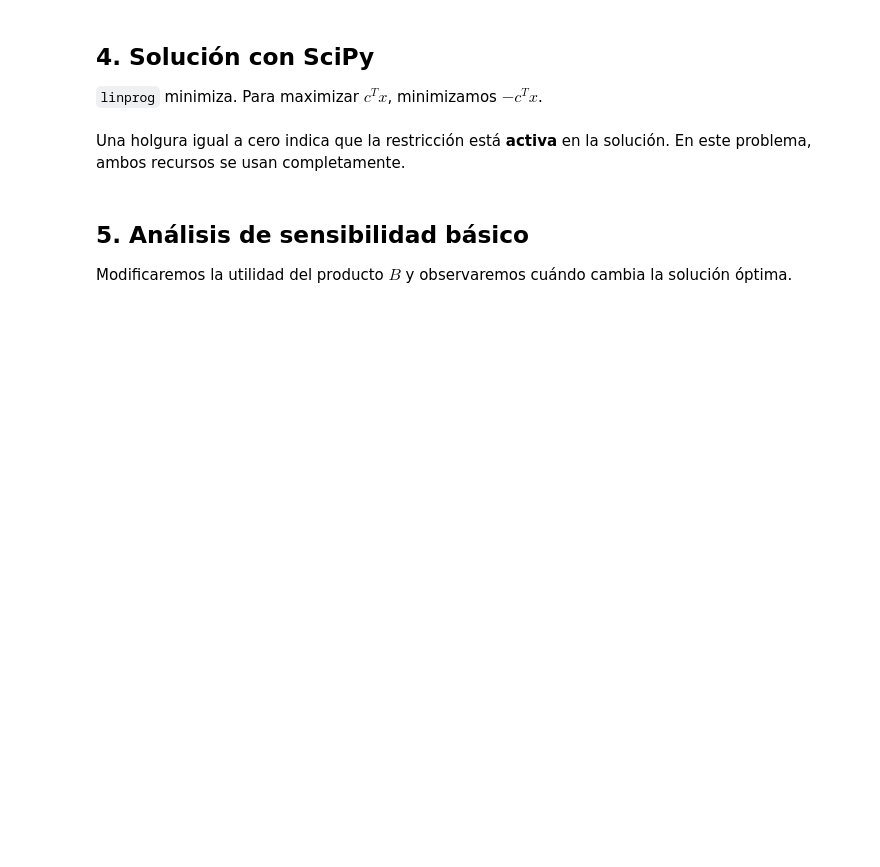
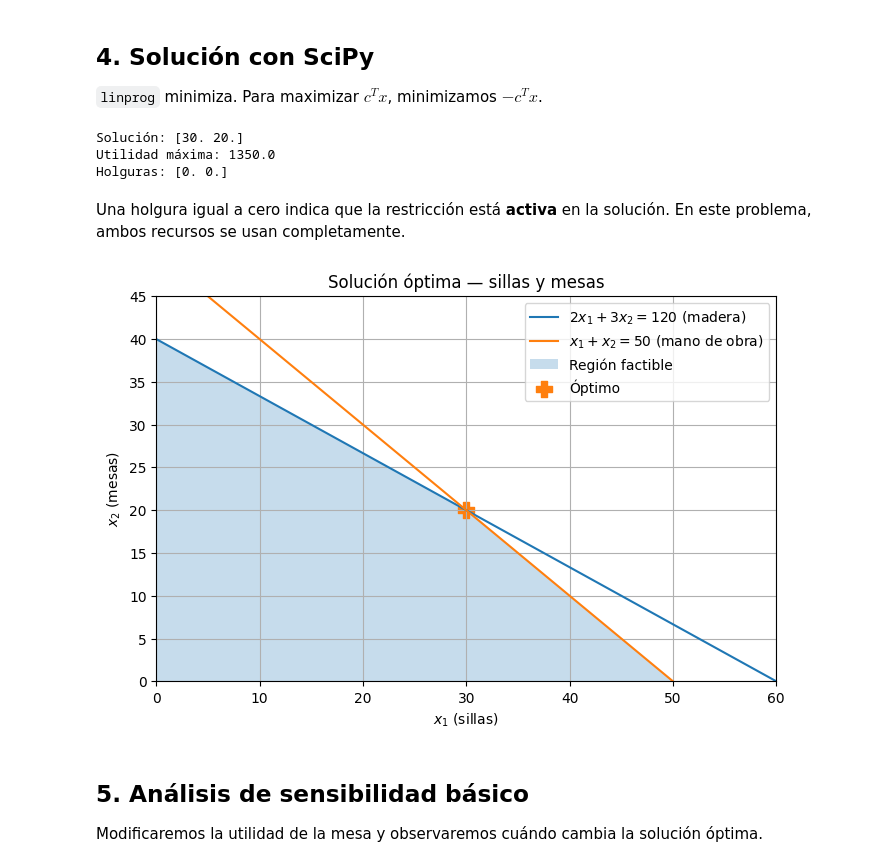
Before and after one commit to EAFIT-IA/si3003-artificial-intelligence, a Jupyter notebook: notebooks/lecture3/04_programacion_lineal.ipynb, the cells around one changed output. Cells and saved outputs as stored; diff of their text form; code cells hidden in the pictures; blank space fills up the shorter version.

```diff
--- a/notebooks/lecture3/04_programacion_lineal.ipynb
+++ b/notebooks/lecture3/04_programacion_lineal.ipynb
@@ -109,9 +123,9 @@ print('Utilidad máxima:', profit(best_vertex))
 
 `linprog` minimiza. Para maximizar $c^Tx$, minimizamos $-c^Tx$.
 # %%
-c = np.array([-40, -50])
-A_ub = np.array([[2, 1], [1, 3]])
-b_ub = np.array([100, 90])
+c = np.array([-25, -30])
+A_ub = np.array([[2, 3], [1, 1]])
+b_ub = np.array([120, 50])
 bounds = [(0, None), (0, None)]
 
 result = linprog(c, A_ub=A_ub, b_ub=b_ub, bounds=bounds, method='highs')
@@ -122,28 +136,34 @@ if not result.success:
 print('Solución:', result.x)
 print('Utilidad máxima:', -result.fun)
 print('Holguras:', result.ineqlin.residual)
+# %% [output]
+Solución: [30. 20.]
+Utilidad máxima: 1350.0
+Holguras: [0. 0.]
 # %% [markdown]
 Una holgura igual a cero indica que la restricción está **activa** en la solución. En este problema, ambos recursos se usan completamente.
 # %%
 solution = result.x
 
 plt.figure(figsize=(8, 5))
-plt.plot(x1, constraint_1, label=r'$2x_1+x_2=100$')
-plt.plot(x1, constraint_2, label=r'$x_1+3x_2=90$')
+plt.plot(x1, constraint_1, label=r'$2x_1+3x_2=120$ (madera)')
+plt.plot(x1, constraint_2, label=r'$x_1+x_2=50$ (mano de obra)')
 plt.fill_between(x1, 0, upper, where=(upper >= 0), alpha=0.25, label='Región factible')
 plt.scatter([solution[0]], [solution[1]], s=130, marker='P', label='Óptimo')
 plt.xlim(0, 60)
-plt.ylim(0, 40)
-plt.xlabel(r'$x_1$')
-plt.ylabel(r'$x_2$')
-plt.title('Solución óptima')
+plt.ylim(0, 45)
+plt.xlabel(r'$x_1$ (sillas)')
+plt.ylabel(r'$x_2$ (mesas)')
+plt.title('Solución óptima — sillas y mesas')
 plt.legend()
 plt.grid(True)
 plt.show()
+# %% [output]
+[figure, added]
 # %% [markdown]
 ## 5. Análisis de sensibilidad básico
 
-Modificaremos la utilidad del producto $B$ y observaremos cuándo cambia la solución óptima.
+Modificaremos la utilidad de la mesa y observaremos cuándo cambia la solución óptima.
 # %%
 profits_b = np.arange(10, 101, 5)
 solutions = []
```
Also changed, not shown: parts of 17 cells of this notebook, 5 other files.
